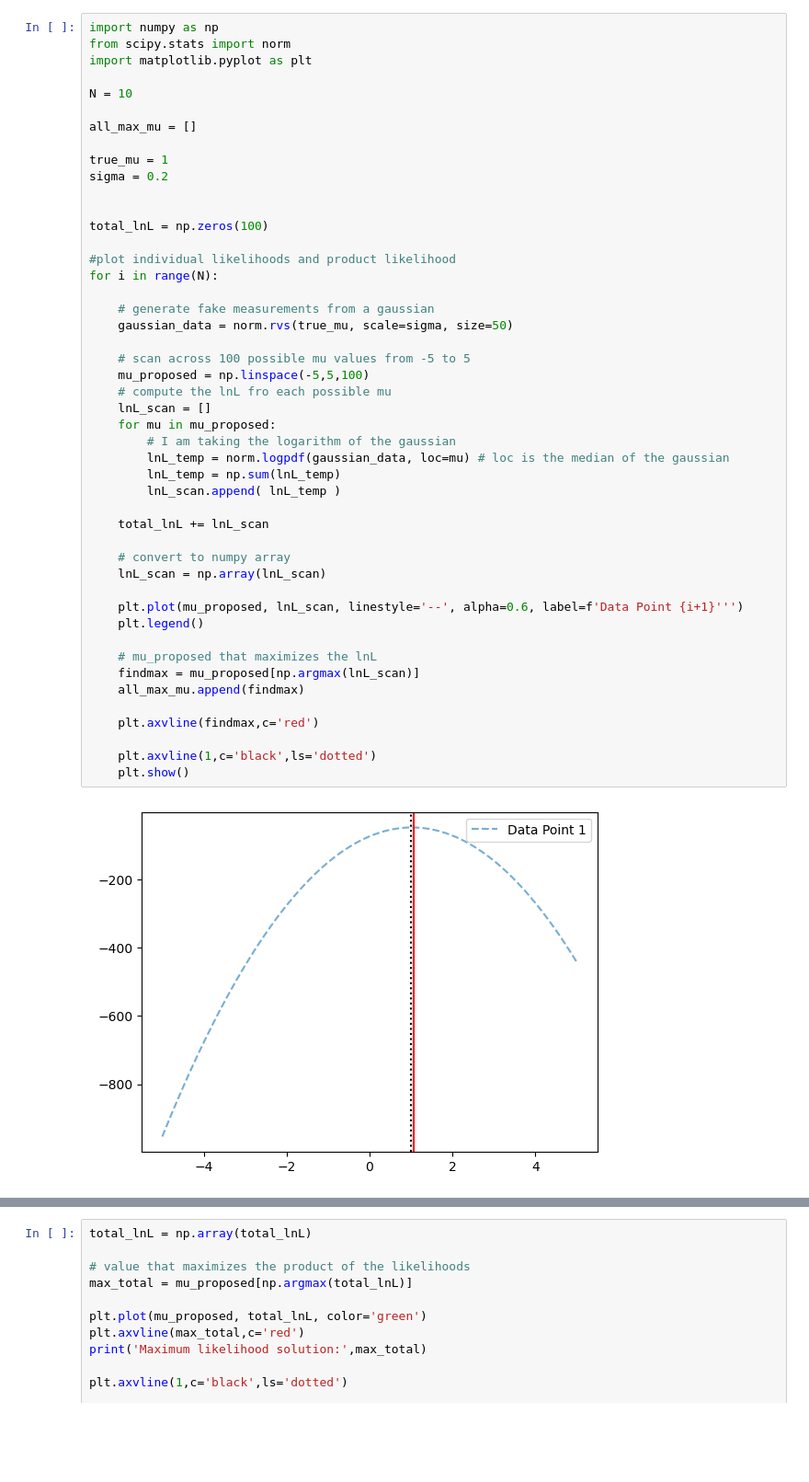
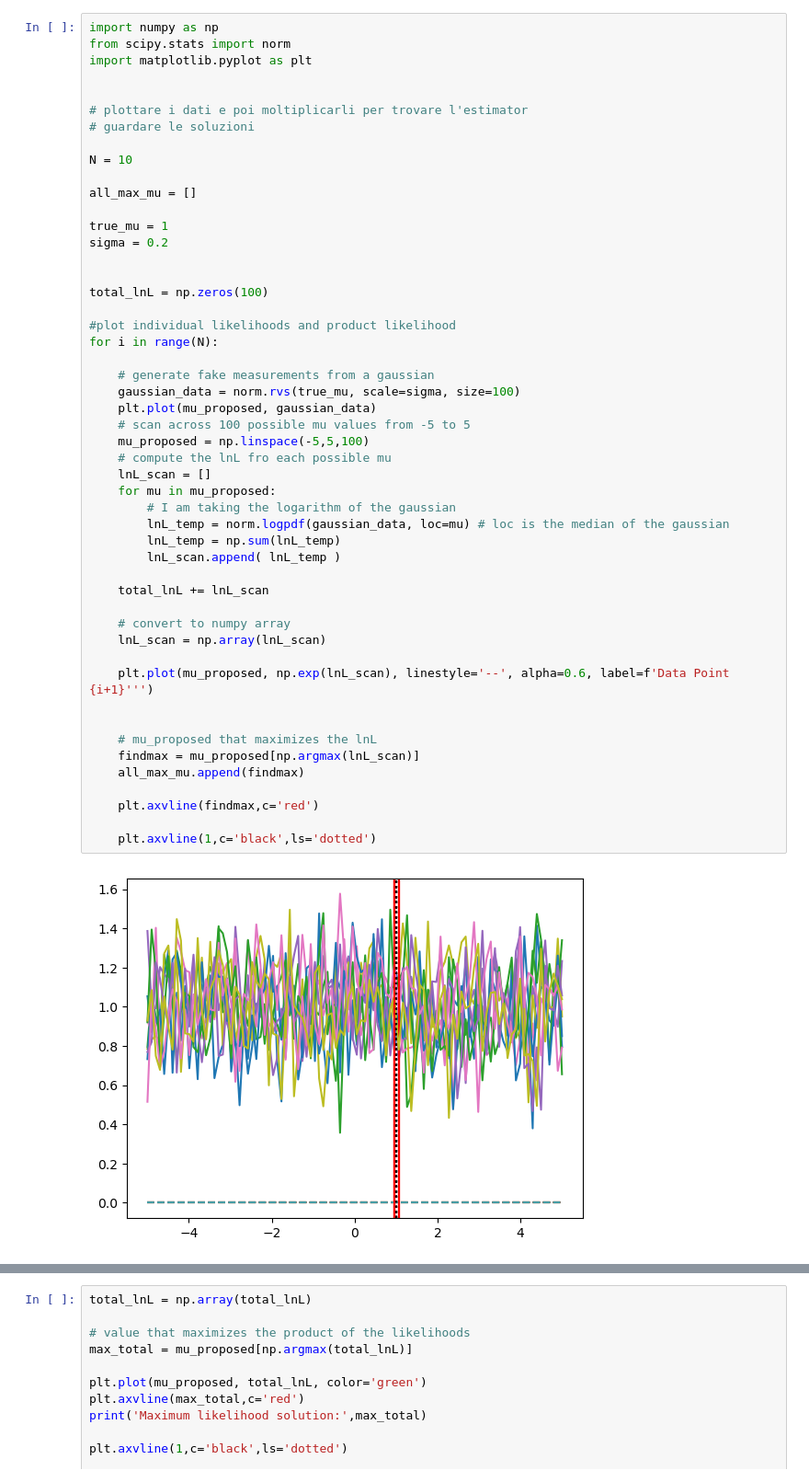
Before and after one commit to costanzamariasala/ilovegit, a Jupyter notebook: lec5_starposition.ipynb, the cells around one changed output, grey strips where cells are left out. Shown at 92% size. Drawn from its saved outputs; the diff is of its cells as text; blank space fills up the shorter version.

```diff
--- a/lec5_starposition.ipynb
+++ b/lec5_starposition.ipynb
@@ -2,6 +2,10 @@
 import numpy as np
 from scipy.stats import norm
 import matplotlib.pyplot as plt
+
+
+# plottare i dati e poi moltiplicarli per trovare l'estimator
+# guardare le soluzioni
 
 N = 10
 
@@ -14,36 +18,35 @@ sigma = 0.2
 total_lnL = np.zeros(100)
 
 #plot individual likelihoods and product likelihood
 for i in range(N):
 
     # generate fake measurements from a gaussian
-    gaussian_data = norm.rvs(true_mu, scale=sigma, size=50)
-
+    gaussian_data = norm.rvs(true_mu, scale=sigma, size=100)
+    plt.plot(mu_proposed, gaussian_data)
     # scan across 100 possible mu values from -5 to 5
     mu_proposed = np.linspace(-5,5,100)
     # compute the lnL fro each possible mu
     lnL_scan = []
     for mu in mu_proposed:
         # I am taking the logarithm of the gaussian
         lnL_temp = norm.logpdf(gaussian_data, loc=mu) # loc is the median of the gaussian
         lnL_temp = np.sum(lnL_temp)
         lnL_scan.append( lnL_temp )
 
     total_lnL += lnL_scan
 
     # convert to numpy array
     lnL_scan = np.array(lnL_scan)
 
-    plt.plot(mu_proposed, lnL_scan, linestyle='--', alpha=0.6, label=f'Data Point {i+1}''')
-    plt.legend()
+    plt.plot(mu_proposed, np.exp(lnL_scan), linestyle='--', alpha=0.6, label=f'Data Point {i+1}''')
+
 
     # mu_proposed that maximizes the lnL
     findmax = mu_proposed[np.argmax(lnL_scan)]
     all_max_mu.append(findmax)
 
     plt.axvline(findmax,c='red')
 
     plt.axvline(1,c='black',ls='dotted')
-    plt.show()
 # %% [output]
-[figure, old version]
+[figure, new version]
```
Also changed, not shown: parts of 1 cell of this notebook.
